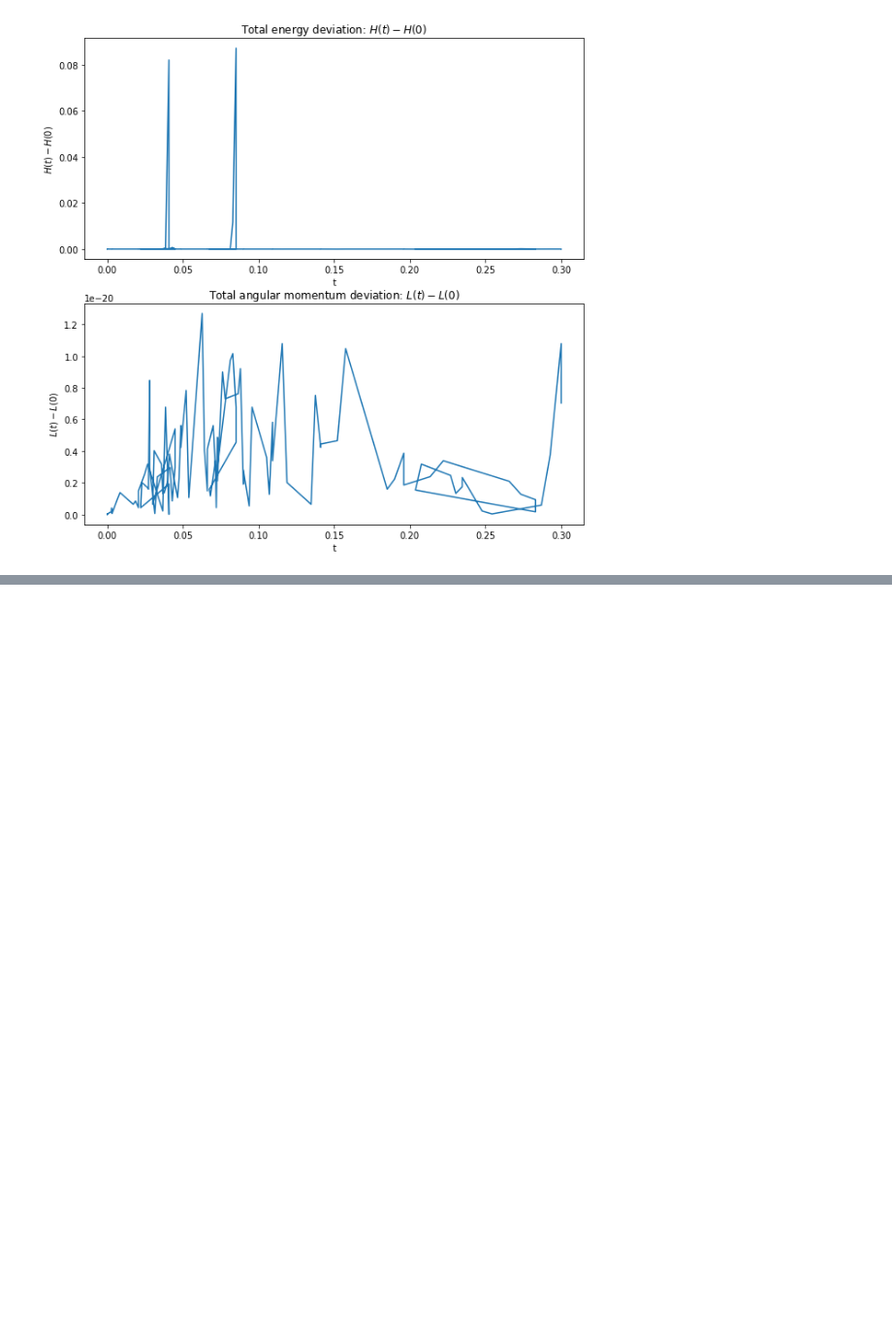
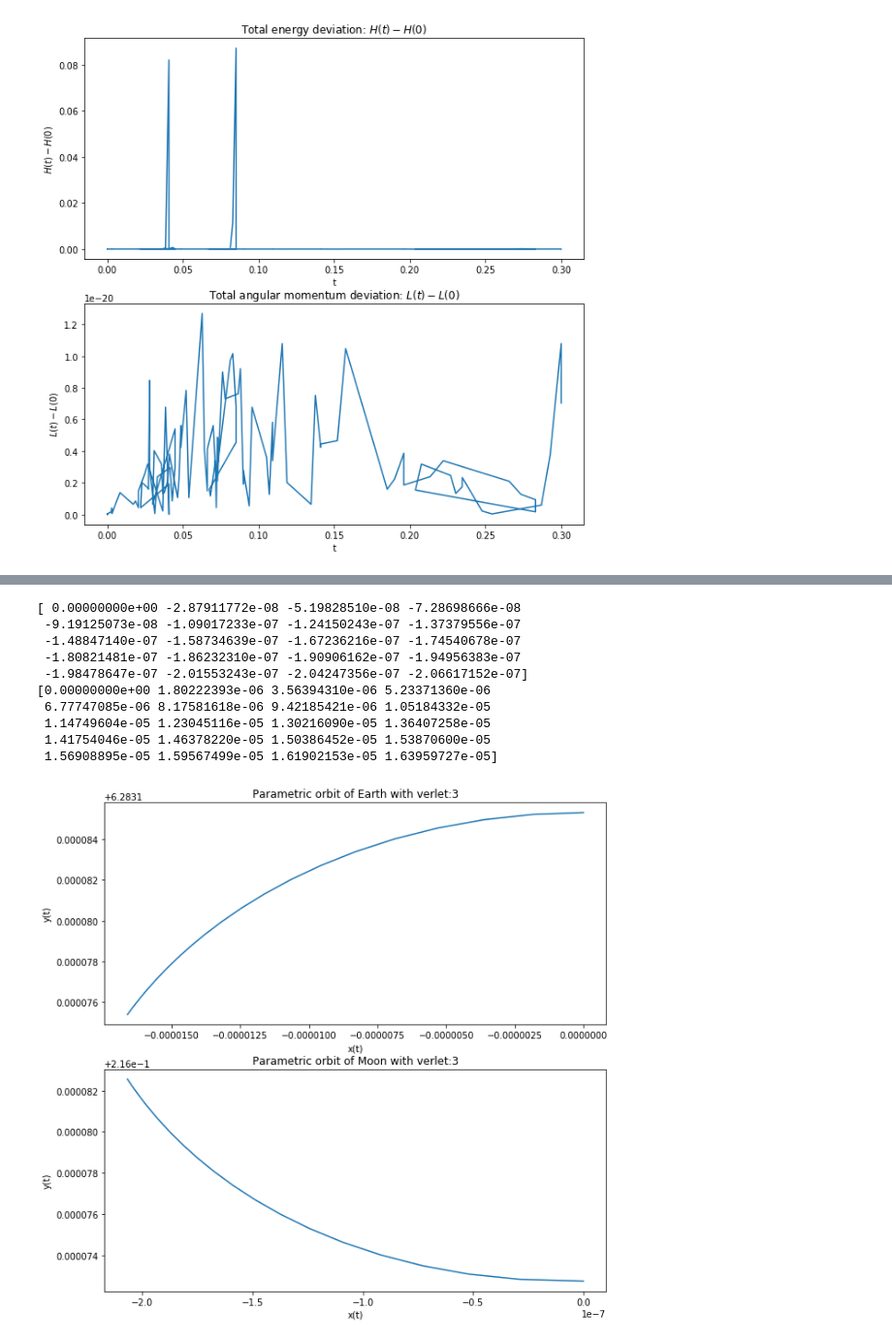
Before and after one commit to evabertalan/comp_physics, a Jupyter notebook: 2/2_Hamiltonian dynamics.ipynb, the cells around one changed output, grey strips where cells are left out. Shown at 97% size. Drawn from its saved outputs; the diff is of its cells as text; code cells hidden in the pictures; blank space fills up the shorter version.

```diff
--- a/2/2_Hamiltonian dynamics.ipynb
+++ b/2/2_Hamiltonian dynamics.ipynb
@@ -162,3 +204,22 @@ def plot_energy(plot_info):
 plot_energy(plot_info)
 # %% [output]
 [figure]
+# %%
+n_verlet = 10
+t_span = [0, 0.3] #yr
+trajectories_verlet = []
+plot_info_verlet = []
+tb_verlet = ThreeBody()
+solution_verlet = tb_verlet.velocity_verlet(n_verlet, t_span)
+
+traj_verlet = tb_verlet.verlet_trajectories()
+
+trajectories_verlet.append({'sun': traj_verlet[0],
+                    'earth': traj_verlet[1],
+                    'moon': traj_verlet[2],
+                    'n': n_verlet})
+info_verlet = tb_verlet.plot_info()
+plot_info_verlet.append({'energy': info_verlet[0],
+                'angular': info_verlet[1],
+                'time': info_verlet[2],
+                'n': n_verlet})
@@ -164,0 +250,35 @@ plot_energy(plot_info)
+# %%
+def plot_verlet(trajectories_verlet):
+    earth_x = trajectories_verlet[0]['earth'][:,0]
+    earth_y = trajectories_verlet[0]['earth'][:,1]
+    moon_x = trajectories_verlet[0]['moon'][:,0]
+    moon_y = trajectories_verlet[0]['moon'][:,1] - earth_y
+
+    print(moon_x)
+    print(moon_x - earth_x)
+
+    fig, axs = plt.subplots(2, 1, figsize=(10,10))
+    axs[0].plot(earth_x, earth_y)
+    axs[0].set_title('Parametric orbit of Earth with verlet:{0}'.format(n_verlet))
+    axs[0].set_xlabel('x(t)')
+    axs[0].set_ylabel('y(t)')
+
+    axs[1].plot(moon_x, moon_y)
+    axs[1].set_title('Parametric orbit of Moon with verlet:{0}'.format(n_verlet))
+    axs[1].set_xlabel('x(t)')
+    axs[1].set_ylabel('y(t)')
+    plt.show()
+# %%
+plot_verlet(trajectories_verlet)
+# %% [output]
+[ 0.00000000e+00 -2.87911772e-08 -5.19828510e-08 -7.28698666e-08
+ -9.19125073e-08 -1.09017233e-07 -1.24150243e-07 -1.37379556e-07
+ -1.48847140e-07 -1.58734639e-07 -1.67236216e-07 -1.74540678e-07
+ -1.80821481e-07 -1.86232310e-07 -1.90906162e-07 -1.94956383e-07
+ -1.98478647e-07 -2.01553243e-07 -2.04247356e-07 -2.06617152e-07]
+[0.00000000e+00 1.80222393e-06 3.56394310e-06 5.23371360e-06
+ 6.77747085e-06 8.17581618e-06 9.42185421e-06 1.05184332e-05
+ 1.14749604e-05 1.23045116e-05 1.30216090e-05 1.36407258e-05
+ 1.41754046e-05 1.46378220e-05 1.50386452e-05 1.53870600e-05
+ 1.56908895e-05 1.59567499e-05 1.61902153e-05 1.63959727e-05]
+[figure, added]
```
Also changed, not shown: parts of 4 cells of this notebook, 1 other file.
